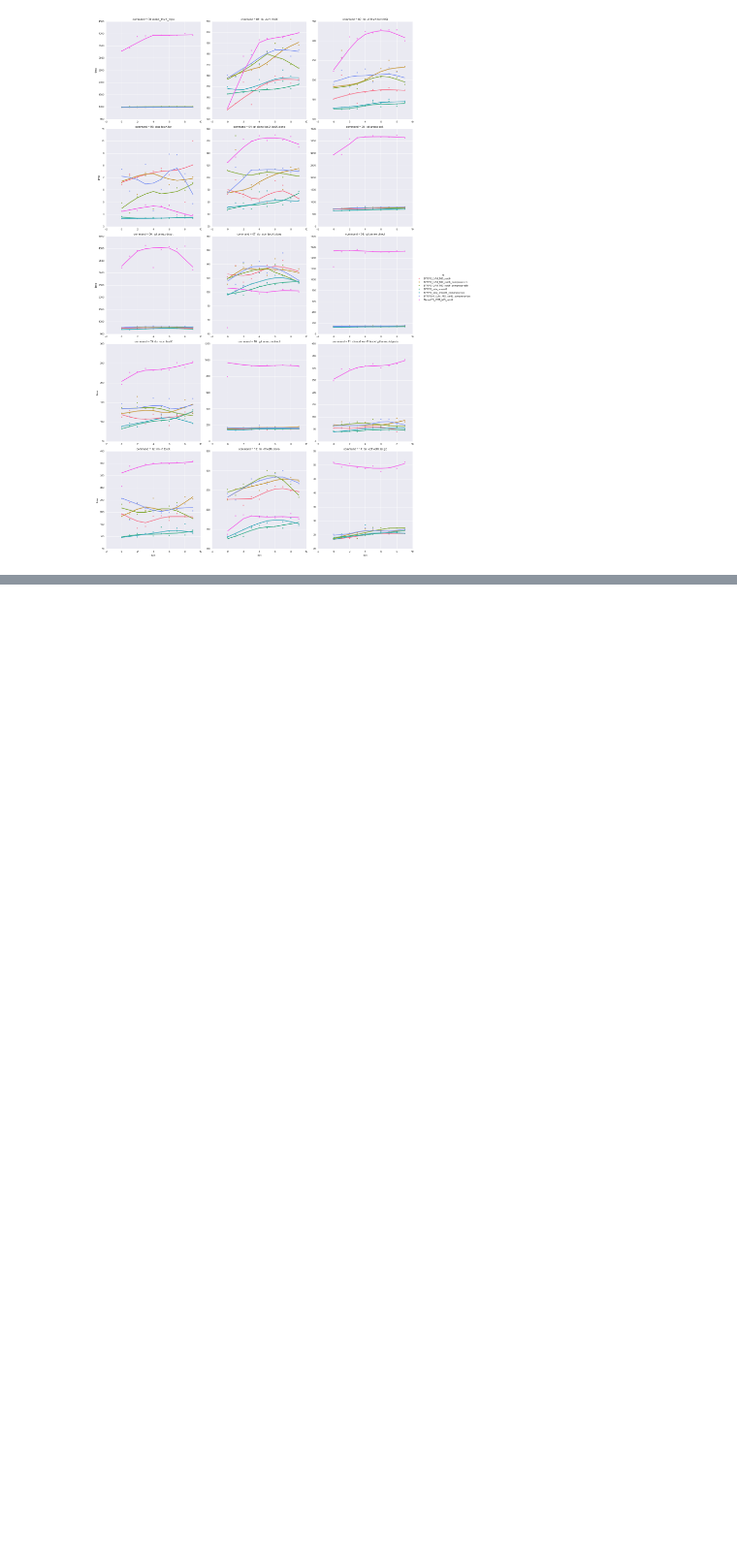
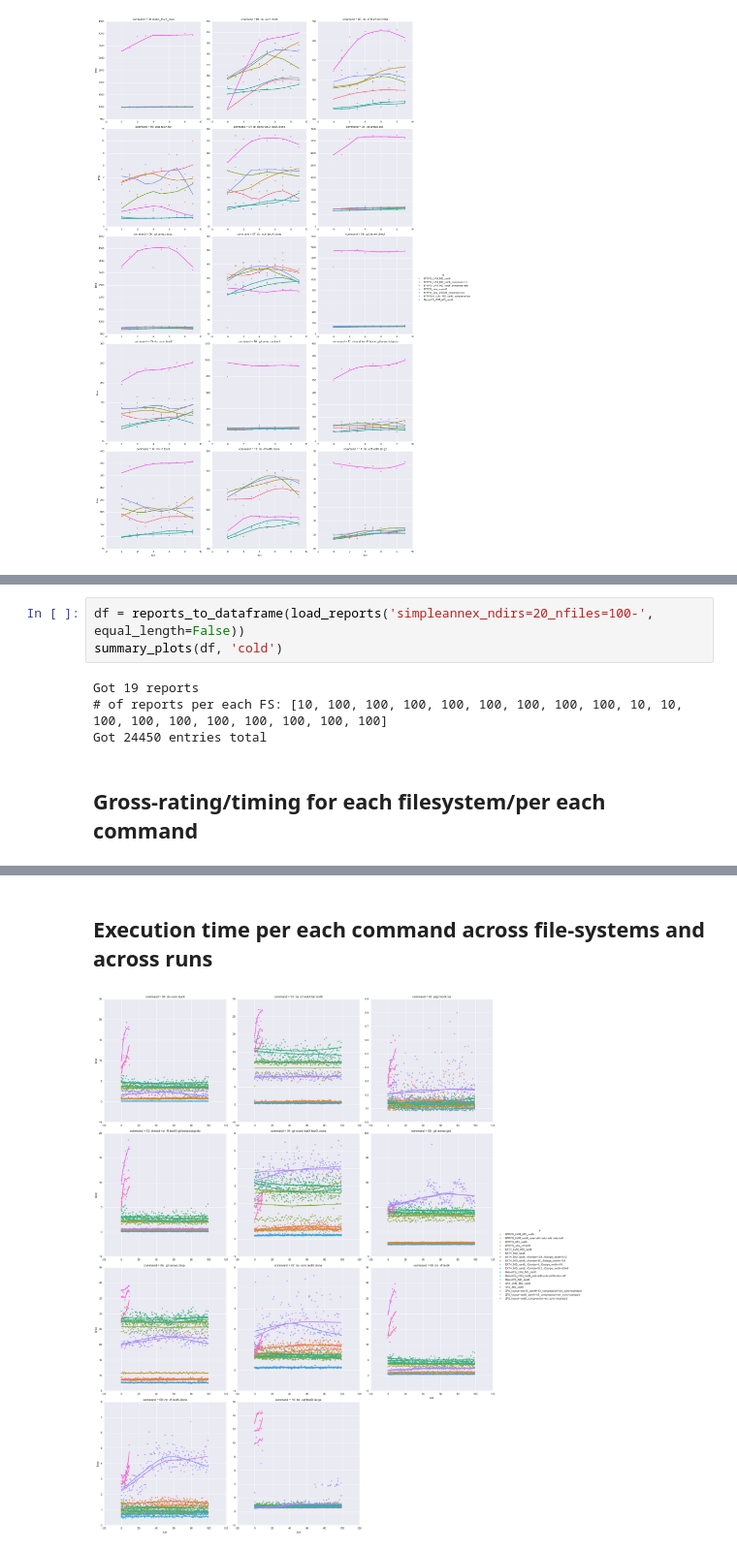
Before and after one commit to datalad/benchmarking, a Jupyter notebook: test_fs_analysis.ipynb, the cells around one changed output, grey strips where cells are left out. Shown at 97% size. Saved outputs shown, nothing was run; the diff lists cells and outputs as text; blank space fills up the shorter version.

```diff
--- a/test_fs_analysis.ipynb
+++ b/test_fs_analysis.ipynb
@@ -164,0 +230,8 @@ sns.lmplot(col="command", hue="fs", **ckwargs);
+# %%
+df = reports_to_dataframe(load_reports('simpleannex_ndirs=20_nfiles=100-', equal_length=False))
+summary_plots(df, 'cold')
+# %% [output]
+Got 19 reports
+# of reports per each FS: [10, 100, 100, 100, 100, 100, 100, 100, 100, 10, 10, 100, 100, 100, 100, 100, 100, 100, 100]
+Got 24450 entries total
+Gross-rating/timing for each filesystem/per each command
@@ -164,0 +256,2 @@ sns.lmplot(col="command", hue="fs", **ckwargs);
+Execution time per each command across file-systems and across runs
+[figure, added]
```
Also changed, not shown: parts of 24 cells of this notebook.
